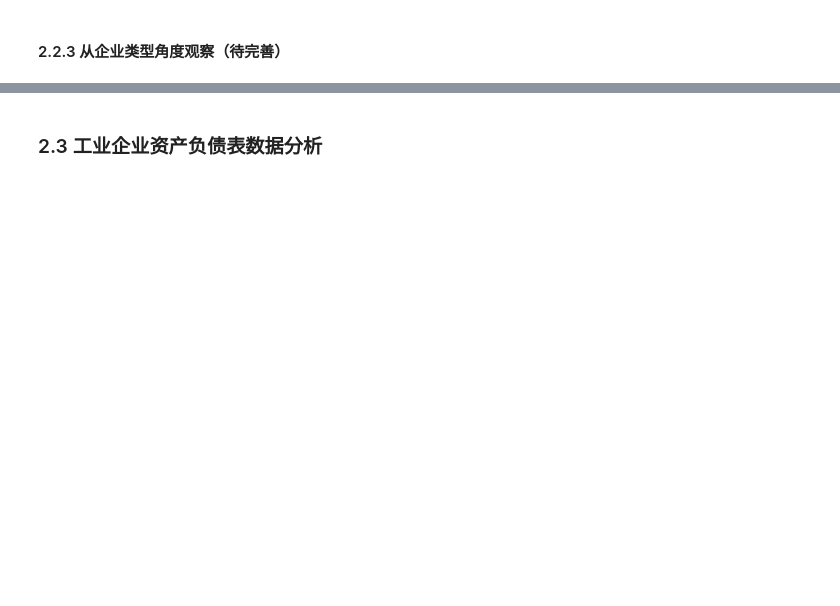
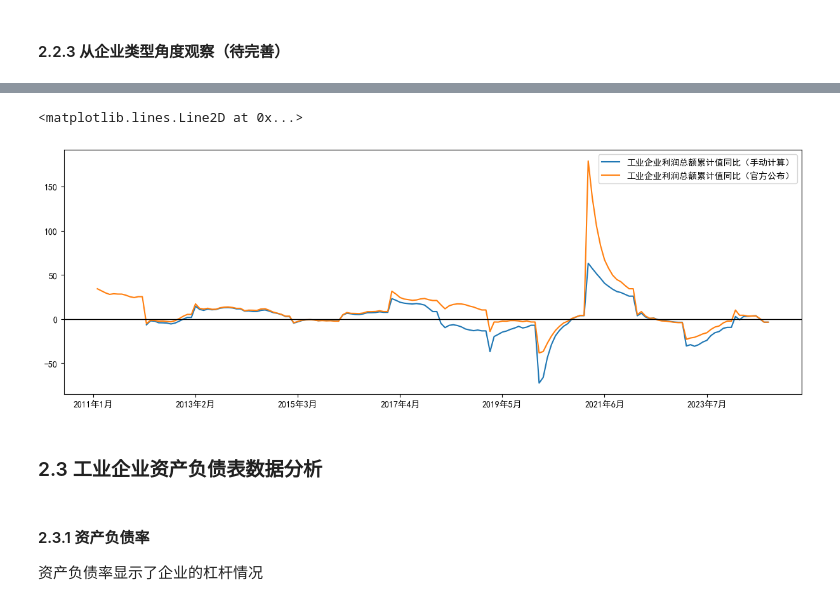
Before and after one commit to kampfer/various-data, a Jupyter notebook: src/researches/jupyter/宏观经济数据分析手册/工业企业财务数据.ipynb, the cells around one changed output, grey strips where cells are left out. Saved outputs shown, nothing was run; the diff lists cells and outputs as text; code cells hidden in the pictures; blank space fills up the shorter version.

```diff
--- a/src/researches/jupyter/宏观经济数据分析手册/工业企业财务数据.ipynb
+++ b/src/researches/jupyter/宏观经济数据分析手册/工业企业财务数据.ipynb
@@ -44,6 +44,8 @@ import re
 # 指定支持中文的字体，例如SimHei或者Microsoft YaHei
 plt.rcParams["font.sans-serif"] = ["SimHei"]
 plt.rcParams["axes.unicode_minus"] = False  # 解决负号显示问题
+
+figsize = (15,5)
 # %%
 industryFinancialDf = ak.macro_china_nbs_nation(kind="月度数据", path="工业>工业企业主要经济指标", period="2011-")
 industryFinancialDf = industryFinancialDf.transpose().iloc[::-1]
@@ -184,2 +216,22 @@ See the caveats in the documentation: https://pandas.pydata.org/pandas-docs/stab
+# %%
+s1 = (
+    industryFinancialDf["利润总额_累计值(亿元)"]
+    - industryFinancialDf["利润总额_累计值(亿元)"].shift(12)
+) / industryFinancialDf["利润总额_累计值(亿元)"] * 100
+
+pd.DataFrame({
+    "工业企业利润总额累计值同比（手动计算）": s1.ffill(),
+    "工业企业利润总额累计值同比（官方公布）": industryFinancialDf['利润总额_累计增长(%)'].ffill()
+}).plot(figsize=figsize)
+
+# 零轴
+plt.axhline(0, color='k', linestyle='-', linewidth=1)
+# %% [output]
+<matplotlib.lines.Line2D at 0x...>
+[figure, added]
 # %% [markdown]
 ### 2.3 工业企业资产负债表数据分析
+# %% [markdown]
+#### 2.3.1 资产负债率
+
+资产负债率显示了企业的杠杆情况
```
Also changed, not shown: parts of 8 cells of this notebook.
